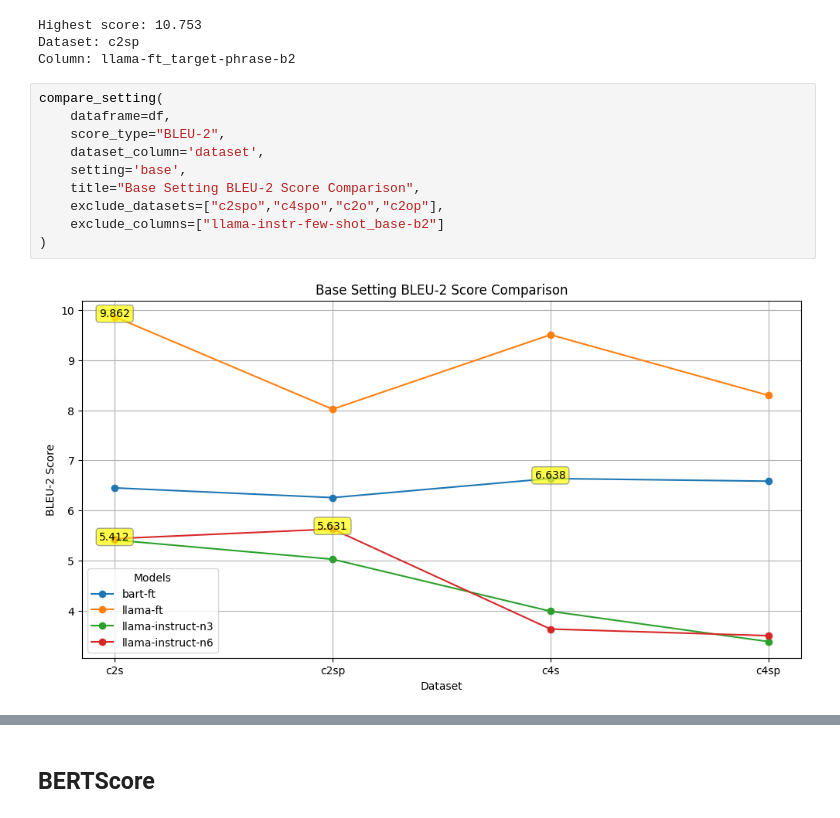
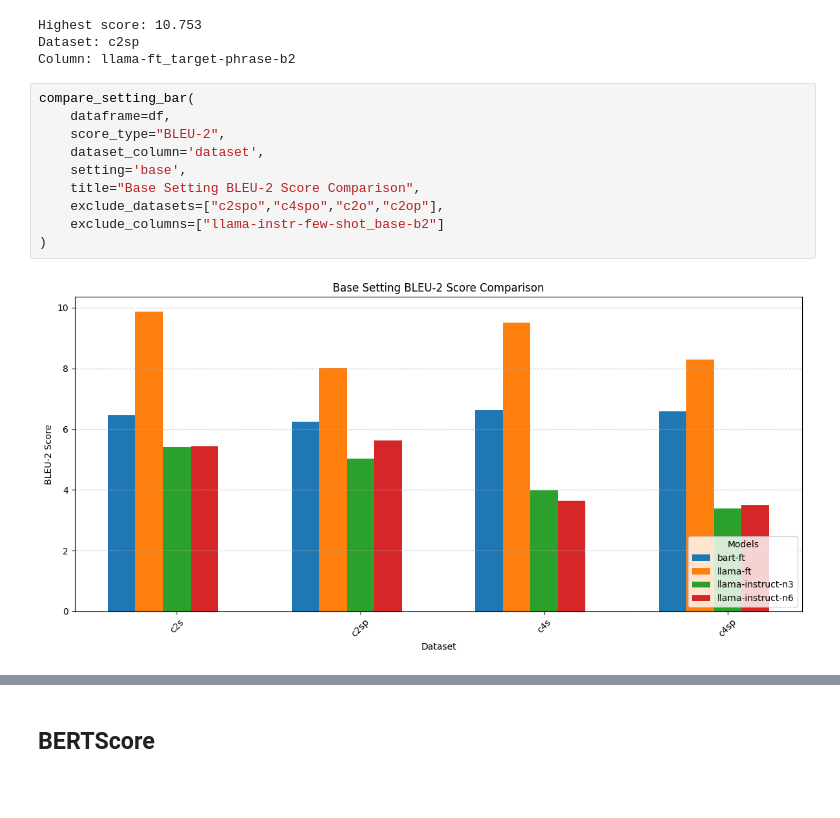
Before and after one commit to martgru/ElabSimp, a Jupyter notebook: main/05_inspect_results.ipynb, the cells around one changed output, grey strips where cells are left out. Drawn from its saved outputs; the diff is of its cells as text; blank space fills up the shorter version.

```diff
--- a/main/05_inspect_results.ipynb
+++ b/main/05_inspect_results.ipynb
@@ -125,15 +125,15 @@ Highest score: 10.753
 Dataset: c2sp
 Column: llama-ft_target-phrase-b2
 # %%
-compare_setting(
+compare_setting_bar(
     dataframe=df,
     score_type="BLEU-2",
     dataset_column='dataset',
     setting='base',
     title="Base Setting BLEU-2 Score Comparison",
     exclude_datasets=["c2spo","c4spo","c2o","c2op"],
     exclude_columns=["llama-instr-few-shot_base-b2"]
 )
 # %% [output]
-[figure, old version]
+[figure, new version]
 # %%
```
Also changed, not shown: parts of 19 cells of this notebook, 1 other file.
